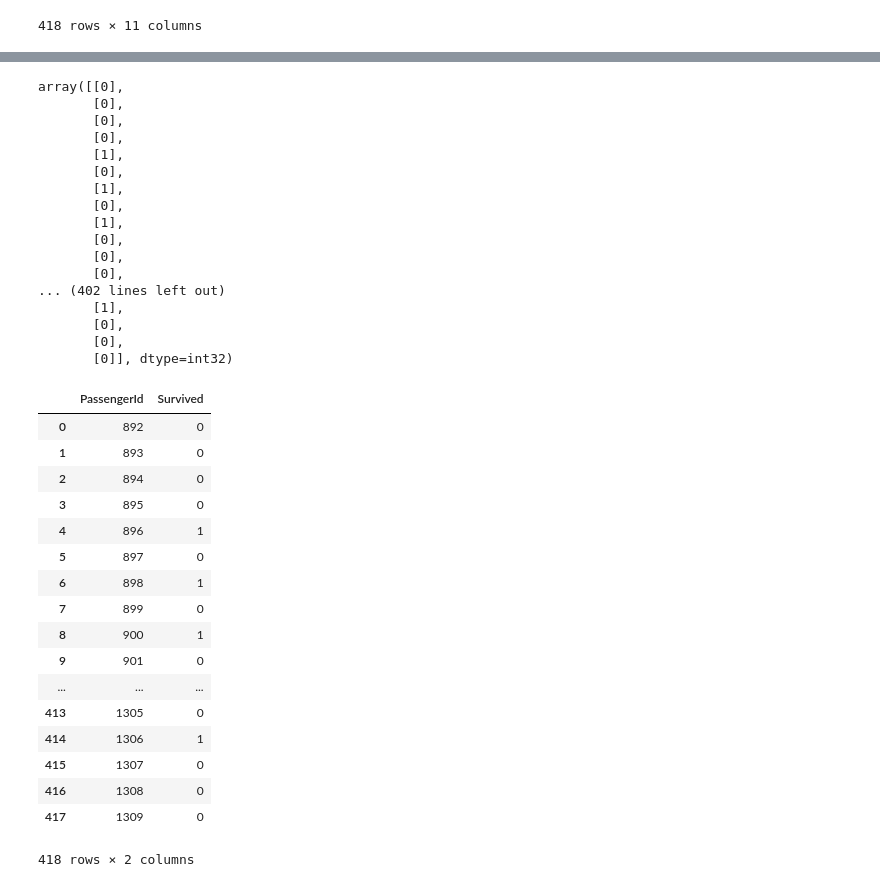
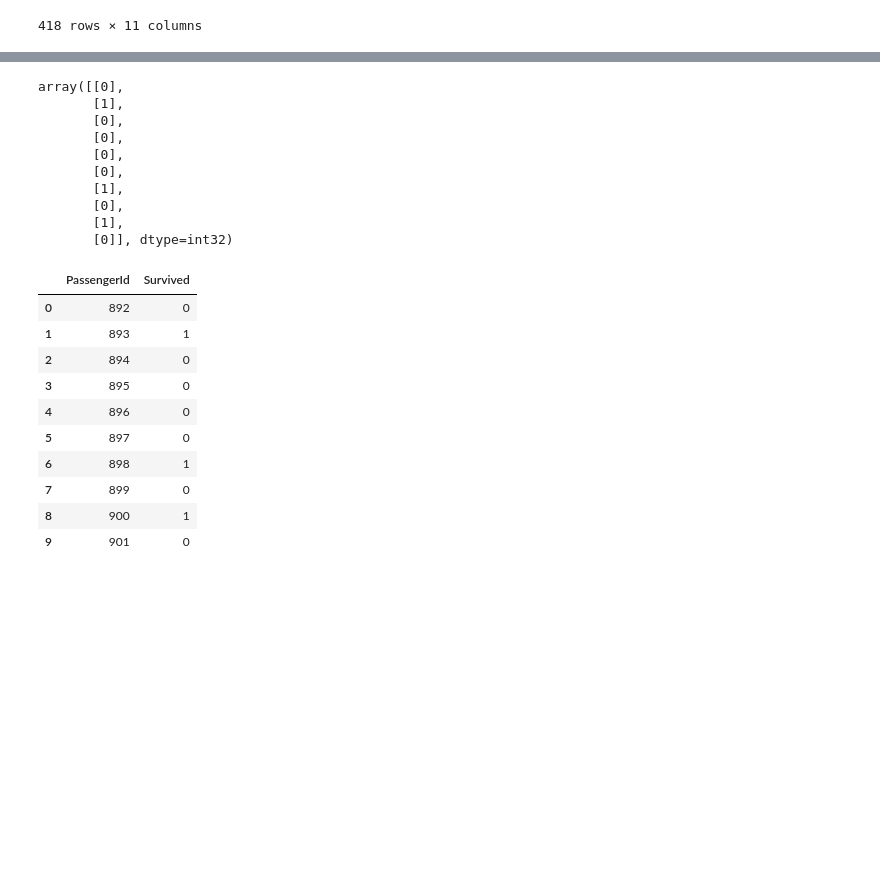
Before and after one commit to sakyalin/tensorflow-titanic, a Jupyter notebook: tensorflow_titanic.ipynb, the cells around one changed output, grey strips where cells are left out. Cells and saved outputs as stored; diff of their text form; code cells hidden in the pictures; blank space fills up the shorter version.

```diff
--- a/tensorflow_titanic.ipynb
+++ b/tensorflow_titanic.ipynb
@@ -112,12 +89,12 @@ train_data
 #save PassengerId for evaluation
 test_passenger_id=test_data["PassengerId"]
 # %%
-def drop_not_concerned_columns(data, columns):
+def drop_not_concerned(data, columns):
     return data.drop(columns, axis=1)
 
 not_concerned_columns = ["PassengerId","Name", "Ticket", "Fare", "Cabin", "Embarked"]
-train_data = drop_not_concerned_columns(train_data, not_concerned_columns)
-test_data = drop_not_concerned_columns(test_data, not_concerned_columns)
+train_data = drop_not_concerned(train_data, not_concerned_columns)
+test_data = drop_not_concerned(test_data, not_concerned_columns)
 # %%
 train_data.head()
 # %% [output]
@@ -225,25 +202,30 @@ valid_y:(179, 1)
 # Build Neural Network
 from collections import namedtuple
 
-def build_neural_network(hidden_units=5):
+def build_neural_network(hidden_units=10):
     tf.reset_default_graph()
     inputs = tf.placeholder(tf.float32, shape=[None, train_x.shape[1]])
     labels = tf.placeholder(tf.float32, shape=[None, 1])
     learning_rate = tf.placeholder(tf.float32)
+    is_training=tf.Variable(True,dtype=tf.bool)
 
-    fc = tf.layers.dense(inputs, hidden_units, activation=tf.nn.relu)
+    fc = tf.layers.dense(inputs, hidden_units, activation=None)
+    fc=tf.layers.batch_normalization(fc, training=is_training)
+    fc=tf.nn.relu(fc)
+
     logits = tf.layers.dense(fc, 1, activation=None)
     cross_entropy = tf.nn.sigmoid_cross_entropy_with_logits(labels=labels, logits=logits)
     cost = tf.reduce_mean(cross_entropy)
 
-    optimizer = tf.train.AdamOptimizer(learning_rate=learning_rate).minimize(cost)
+    with tf.control_dependencies(tf.get_collection(tf.GraphKeys.UPDATE_OPS)):
+        optimizer = tf.train.AdamOptimizer(learning_rate=learning_rate).minimize(cost)
 
     predicted = tf.nn.sigmoid(logits)
     correct_pred = tf.equal(tf.round(predicted), labels)
     accuracy = tf.reduce_mean(tf.cast(correct_pred, tf.float32))
 
     # Export the nodes
-    export_nodes = ['inputs', 'labels', 'learning_rate', 'logits',
+    export_nodes = ['inputs', 'labels', 'learning_rate','is_training', 'logits',
                     'cost', 'optimizer', 'predicted', 'accuracy']
     Graph = namedtuple('Graph', export_nodes)
     local_dict = locals()
@@ -252,4 +234,12 @@ def build_neural_network(hidden_units=5):
     return graph
 
 model = build_neural_network()
+# %%
+def get_batch(data_x,data_y,batch_size=64):
+    batch_n=len(data_x)//batch_size
+    for i in range(batch_n):
+        batch_x=data_x[i*batch_size:(i+1)*batch_size]
+        batch_y=data_y[i*batch_size:(i+1)*batch_size]
+
+        yield batch_x,batch_y
 # %%
@@ -328,9 +324,10 @@ restorer=tf.train.Saver()
 with tf.Session() as sess:
     restorer.restore(sess,"./titanic.ckpt")
     feed={
-        model.inputs:test_data
+        model.inputs:test_data,
+        model.is_training:False
     }
     test_predict=sess.run(model.predicted,feed_dict=feed)
 
-test_predict
+test_predict[:10]
 # %% [output]
@@ -356,48 +346,34 @@ from sklearn.preprocessing import Binarizer
 binarizer=Binarizer(0.5)
 test_predict_result=binarizer.fit_transform(test_predict)
 test_predict_result=test_predict_result.astype(np.int32)
-test_predict_result
+test_predict_result[:10]
 # %% [output]
 array([[0],
+       [1],
+       [0],
        [0],
        [0],
        [0],
        [1],
        [0],
        [1],
-       [0],
-       [1],
-       [0],
-       [0],
-       [0],
-... (402 lines left out)
-       [1],
-       [0],
-       [0],
        [0]], dtype=int32)
 # %%
 passenger_id=test_passenger_id.copy()
 evaluation=passenger_id.to_frame()
 evaluation["Survived"]=test_predict_result
-evaluation
+evaluation[:10]
 # %% [output]
 |  | PassengerId | Survived |
 | 0 | 892 | 0 |
-| 1 | 893 | 0 |
+| 1 | 893 | 1 |
 | 2 | 894 | 0 |
 | 3 | 895 | 0 |
-| 4 | 896 | 1 |
+| 4 | 896 | 0 |
 | 5 | 897 | 0 |
 | 6 | 898 | 1 |
 | 7 | 899 | 0 |
 | 8 | 900 | 1 |
 | 9 | 901 | 0 |
-| ... | ... | ... |
-| 413 | 1305 | 0 |
-| 414 | 1306 | 1 |
-| 415 | 1307 | 0 |
-| 416 | 1308 | 0 |
-| 417 | 1309 | 0 |
-418 rows × 2 columns
 # %%
 evaluation.to_csv("evaluation_submission.csv",index=False)
```
Also changed, not shown: parts of 12 cells of this notebook, 1 other file.
